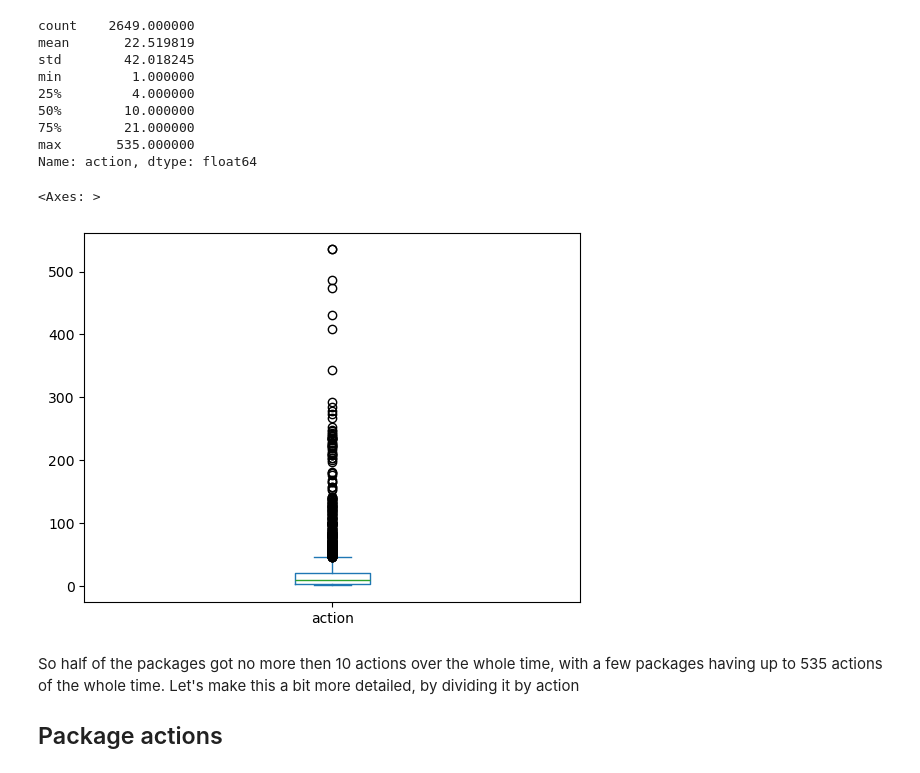
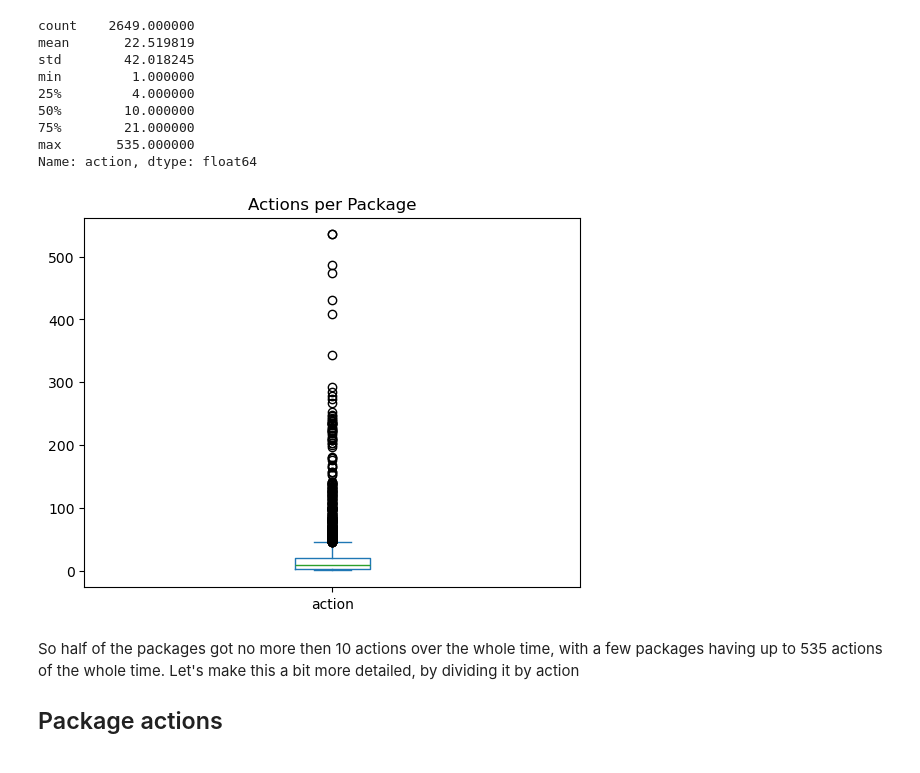
Before and after one commit to fbrosda/paclog, a Jupyter notebook: paclog.ipynb, the cells around one changed output. Cells and saved outputs as stored; diff of their text form; code cells hidden in the pictures.

```diff
--- a/paclog.ipynb
+++ b/paclog.ipynb
@@ -63,9 +63,9 @@ max       535.000000
 Name: action, dtype: float64
 # %%
 pkg_dist.plot.box()
+plt.title("Actions per Package");
 # %% [output]
-<Axes: >
-[figure, old version]
+[figure, new version]
 # %% [markdown]
 So half of the packages got no more then 10 actions over the whole time, with a few packages having up to 535 actions of the whole time. Let's make this a bit more detailed, by dividing it by action
 
```
Also changed, not shown: parts of 16 cells of this notebook, 1 other file.
